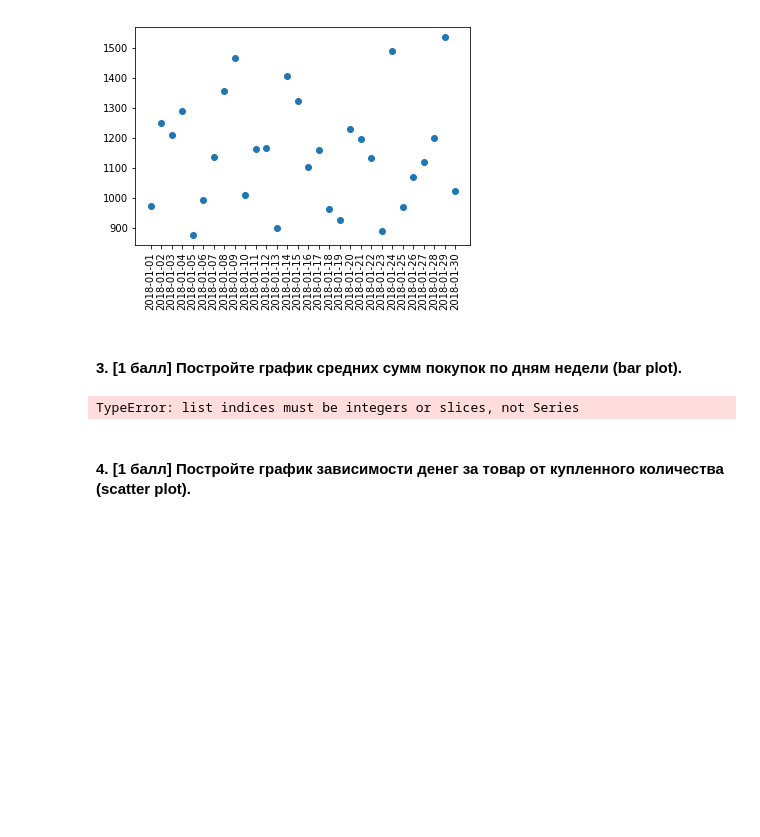
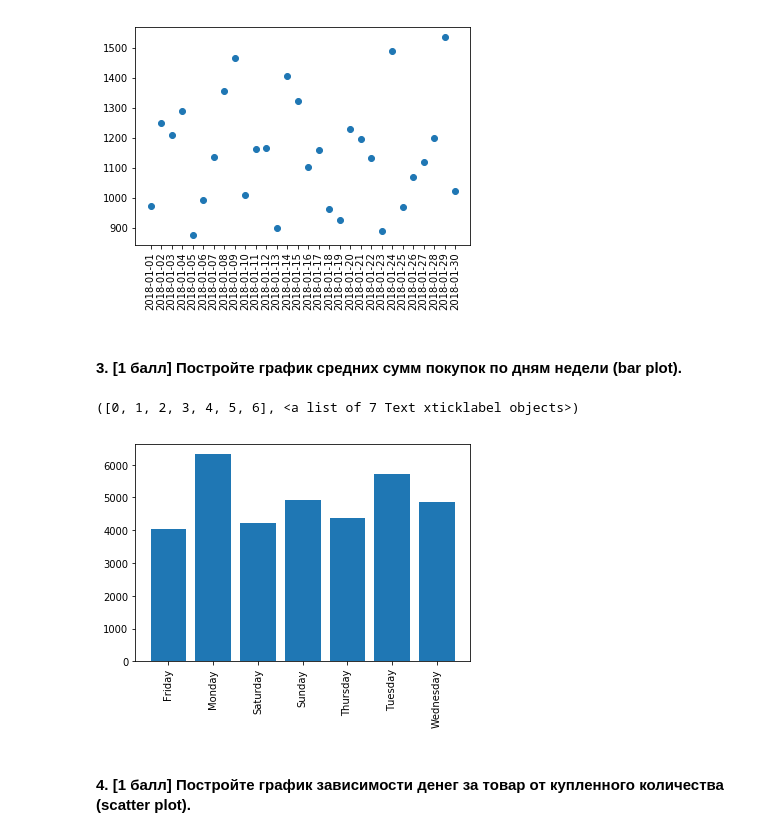
Before and after one commit to hse-mlearn/ha-01-Nikolaykuznetsovv, a Jupyter notebook: homework-practice-01.ipynb, the cells around one changed output. Drawn from its saved outputs; the diff is of its cells as text; code cells hidden in the pictures; blank space fills up the shorter version.

```diff
--- a/homework-practice-01.ipynb
+++ b/homework-practice-01.ipynb
@@ -367,25 +365,17 @@ plt.show()
 [figure]
 # %% [markdown]
 #### 3. [1 балл] Постройте график средних сумм покупок по дням недели (bar plot).
-# %%
-# your code
-from datetime import date
-import calendar
-#grouped_by_day = grouped_by_date[pd.DatetimeIndex(grouped_by_date['date']).day
-my_date = date.today()
-calendar.day_name[my_date.weekday()]
-
-grouped_by_date['weekday'] = list(calendar.day_name[grouped_by_date['date']])
-
-
-
-
-
-#df['month_year'] = pd.to_datetime(df['birth_date']).dt.to_period('M')
-##df.head()
-#pd.DatetimeIndex(df['birth_date']).year
-# %% [output]
-TypeError: list indices must be integers or slices, not Series
+# %%
+# your code
+
+grouped_by_date['weekday'] = pd.to_datetime(grouped_by_date['date']).apply(lambda x: x.day_name())
+grouped_by_weekday = grouped_by_date.groupby(grouped_by_date['weekday']).sum()
+grouped_by_weekday = grouped_by_weekday.reset_index(level = ['weekday'])
+plt.bar(grouped_by_weekday['weekday'], grouped_by_weekday['price(in $)'])
+plt.xticks(rotation='vertical')
+# %% [output]
+([0, 1, 2, 3, 4, 5, 6], <a list of 7 Text xticklabel objects>)
+[figure, added]
 # %% [markdown]
 #### 4. [1 балл] Постройте график зависимости денег за товар от купленного количества (scatter plot).
 # %%
```
Also changed, not shown: parts of 6 cells of this notebook, 1 other file.
